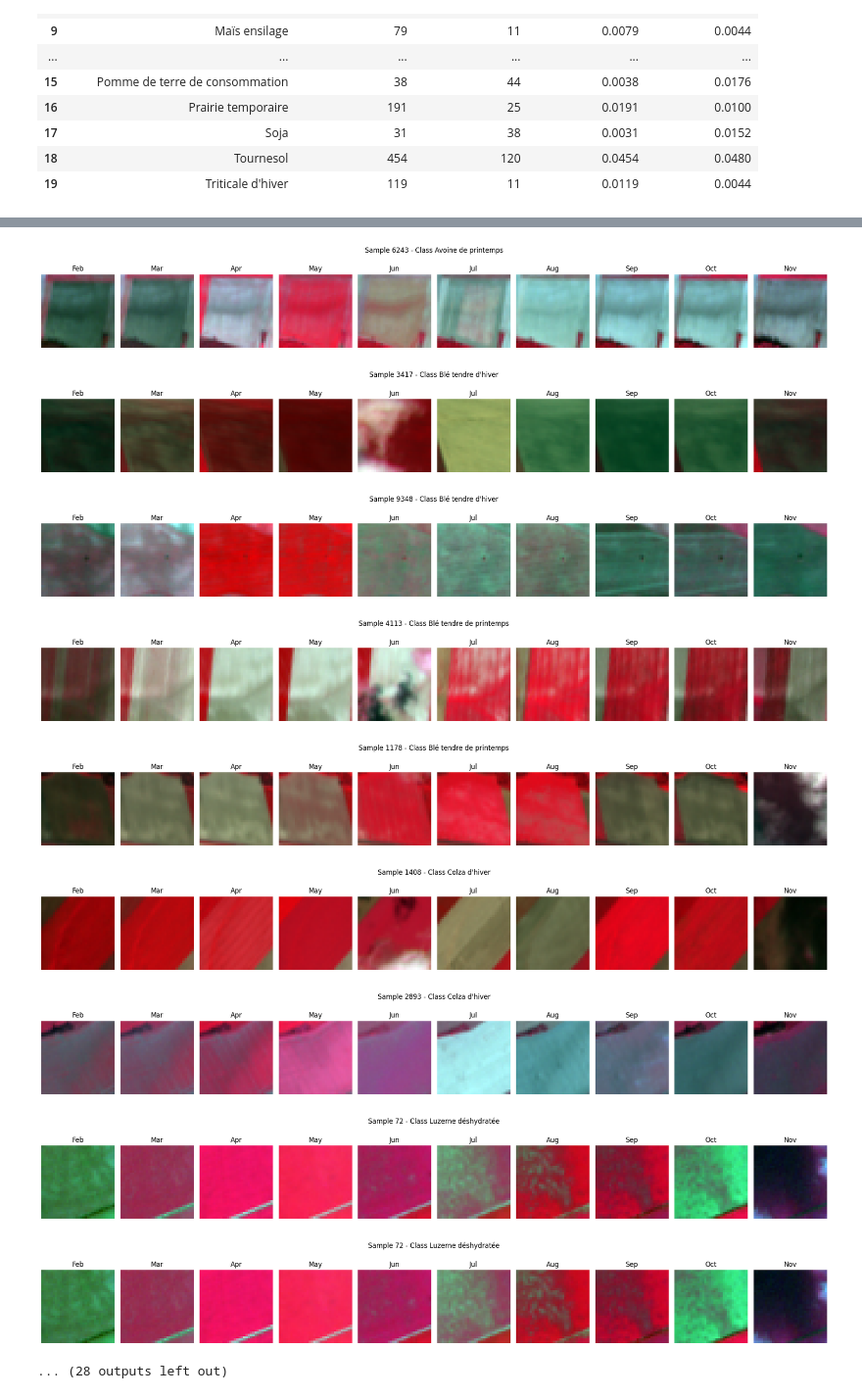
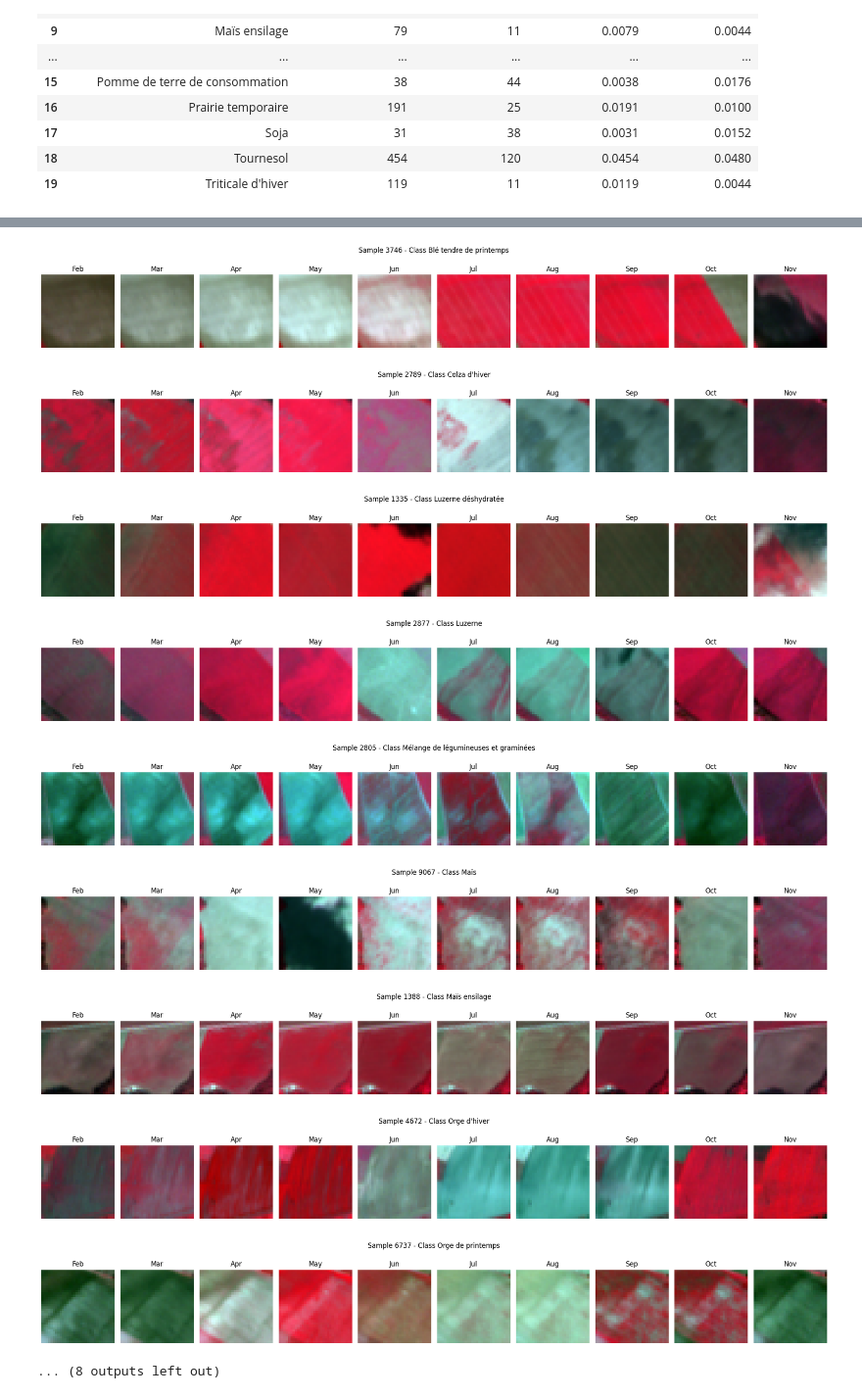
Before and after one commit to ajayat/classifield, a Jupyter notebook: analysis/data_analysis.ipynb, the cells around one changed output, grey strips where cells are left out. Shown at 98% size. Cells and saved outputs as stored; diff of their text form; code cells hidden in the pictures.

```diff
--- a/analysis/data_analysis.ipynb
+++ b/analysis/data_analysis.ipynb
@@ -129,6 +130,6 @@ def get_random_sample_of_class(X, Y, class_idx):
     random_idx = np.random.choice(class_indices)
     return random_idx
 
-for i in [get_random_sample_of_class(X_train, Y_train, i//2) for i in range(len(classes)*2)]:
+for i in [get_random_sample_of_class(X_train, Y_train, i) for i in range(len(classes))]:
     display_sample(X_train, Y_train, i)
 # %% [output]
@@ -138,10 +139,10 @@ for i in [get_random_sample_of_class(X_train, Y_train, i//2) for i in range(len(
-[figure, old version]
+[figure, new version]
-[figure, old version]
+[figure, new version]
-[figure, old version]
+[figure, new version]
-[figure, old version]
+[figure, new version]
-[figure, old version]
+[figure, new version]
-[figure, old version]
+[figure, new version]
-[figure, old version]
+[figure, new version]
-[figure, old version]
+[figure, new version]
-[figure, old version]
+[figure, new version]
-... (28 outputs left out)
+... (8 outputs left out)
```
Also changed, not shown: parts of 7 cells of this notebook, 1 other file.
